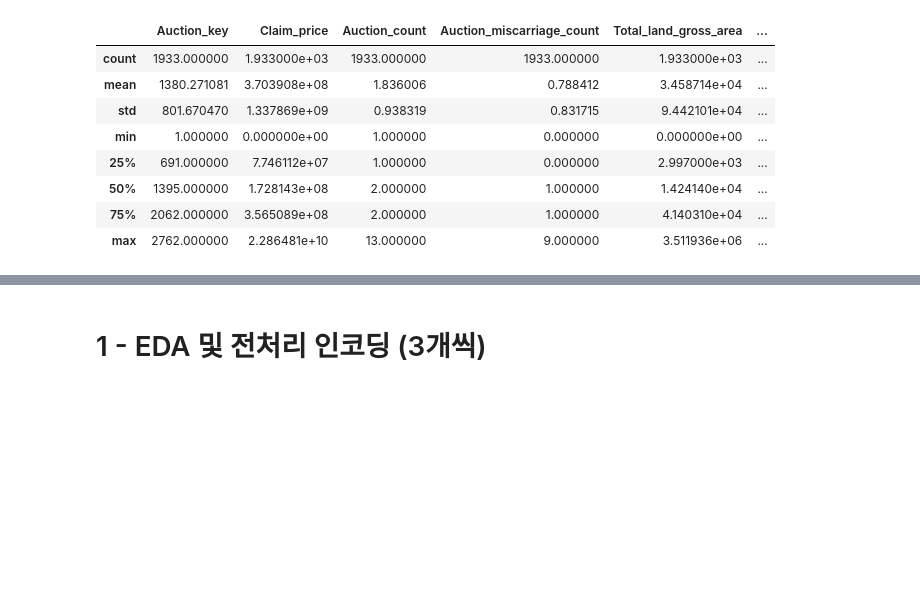
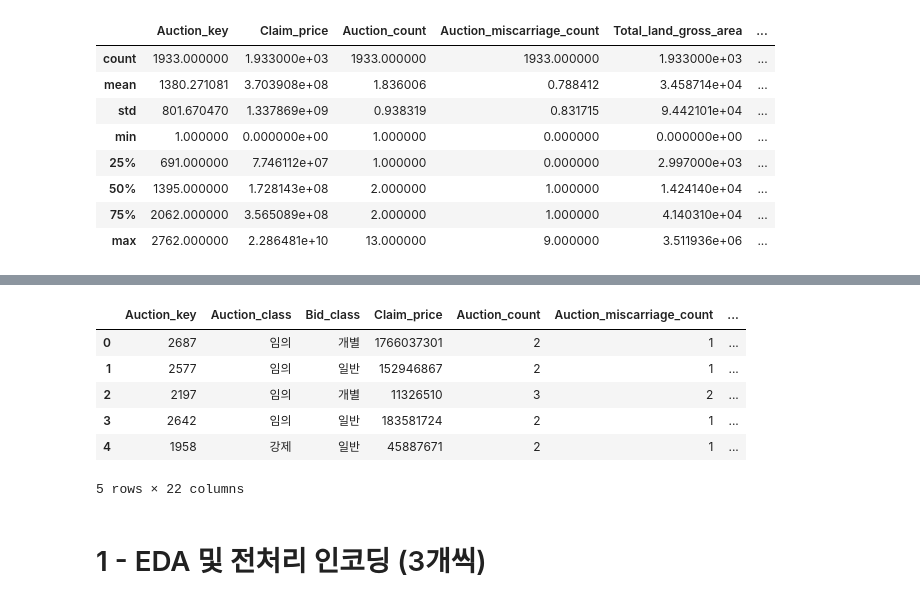
Before and after one commit to hm1lee/Tobigs-Assignment, a Jupyter notebook: regression_task2.ipynb, the cells around one changed output, grey strips where cells are left out. Cells and saved outputs as stored; diff of their text form; code cells hidden in the pictures; blank space fills up the shorter version.

```diff
--- a/regression_task2.ipynb
+++ b/regression_task2.ipynb
@@ -161,3 +85,13 @@ Hammer_price -> 낙찰가
+# %%
+df.head()
+# %% [output]
+|  | Auction_key | Auction_class | Bid_class | Claim_price | Auction_count | Auction_miscarriage_count | ... |
+| 0 | 2687 | 임의 | 개별 | 1766037301 | 2 | 1 | ... |
+| 1 | 2577 | 임의 | 일반 | 152946867 | 2 | 1 | ... |
+| 2 | 2197 | 임의 | 개별 | 11326510 | 3 | 2 | ... |
+| 3 | 2642 | 임의 | 일반 | 183581724 | 2 | 1 | ... |
+| 4 | 1958 | 강제 | 일반 | 45887671 | 2 | 1 | ... |
+5 rows × 22 columns
 # %% [markdown]
 # 1 -  EDA 및 전처리 인코딩 (3개씩)
 # %%
```
Also changed, not shown: parts of 27 cells of this notebook.
